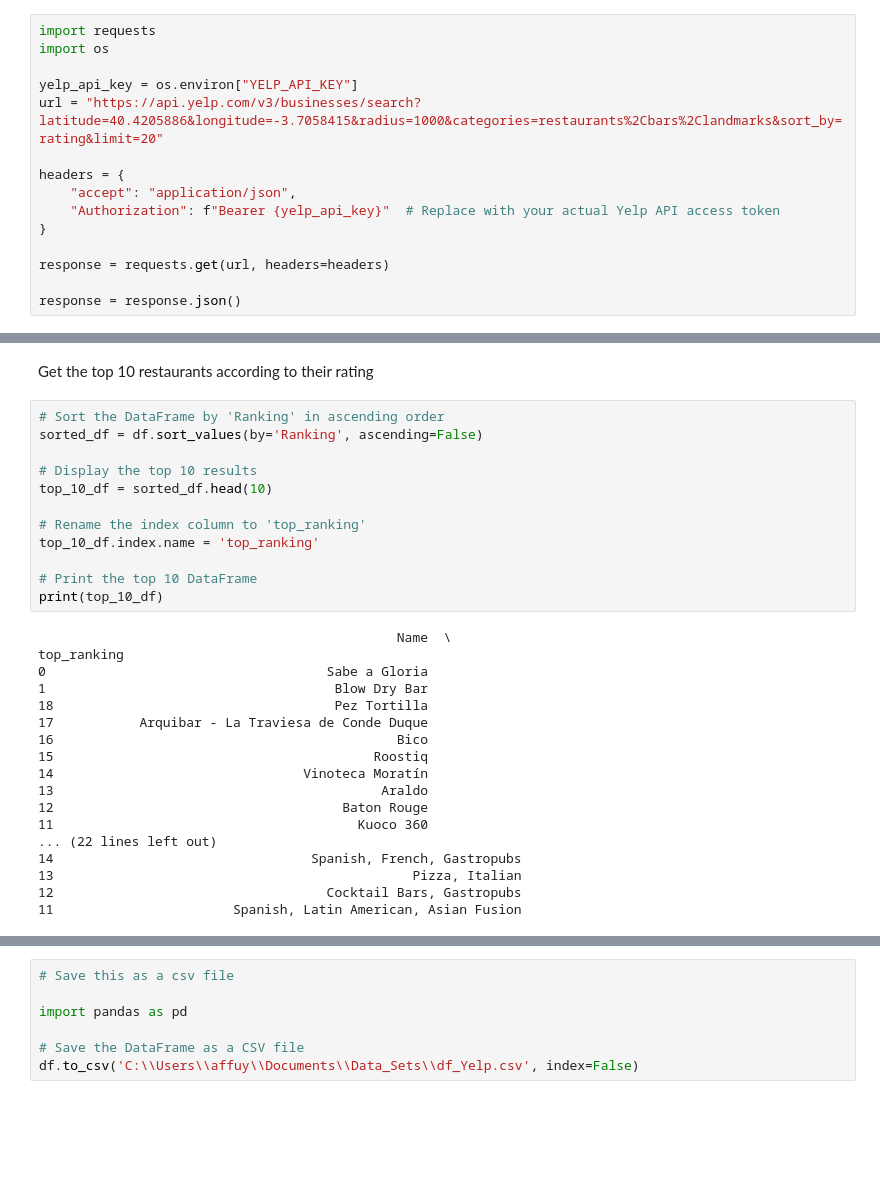
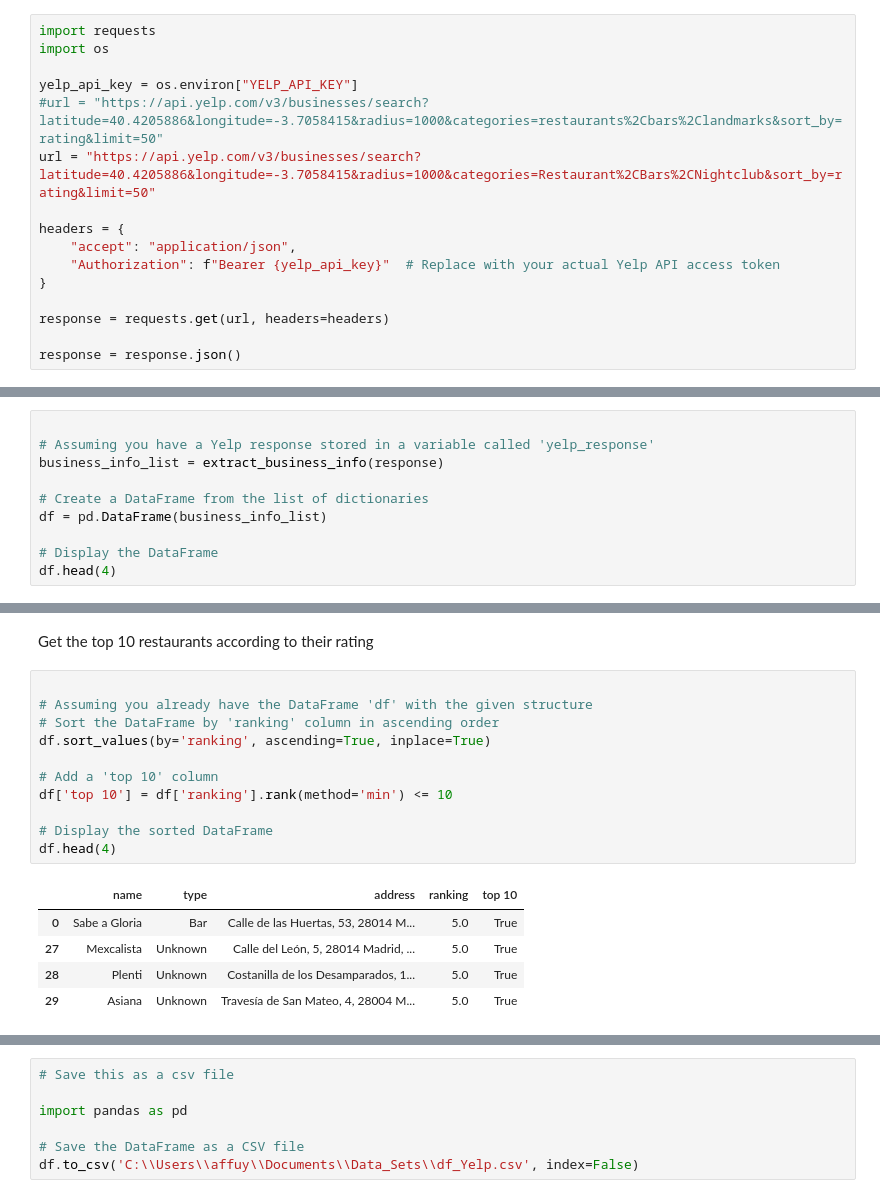
Before and after one commit to Affuya/LHL-Statistical-Modelling-Project, a Jupyter notebook: notebooks/yelp_foursquare_EDA.ipynb, the cells around one changed output, grey strips where cells are left out. Cells and saved outputs as stored; diff of their text form; blank space fills up the shorter version.

```diff
--- a/notebooks/yelp_foursquare_EDA.ipynb
+++ b/notebooks/yelp_foursquare_EDA.ipynb
@@ -225,7 +225,8 @@ import requests
 import os
 
 yelp_api_key = os.environ["YELP_API_KEY"]
-url = "https://api.yelp.com/v3/businesses/search?latitude=40.4205886&longitude=-3.7058415&radius=1000&categories=restaurants%2Cbars%2Clandmarks&sort_by=rating&limit=20"
+#url = "https://api.yelp.com/v3/businesses/search?latitude=40.4205886&longitude=-3.7058415&radius=1000&categories=restaurants%2Cbars%2Clandmarks&sort_by=rating&limit=50"
+url = "https://api.yelp.com/v3/businesses/search?latitude=40.4205886&longitude=-3.7058415&radius=1000&categories=Restaurant%2CBars%2CNightclub&sort_by=rating&limit=50"
 
 headers = {
     "accept": "application/json",
@@ -265,0 +298,10 @@ df = parse_yelp_response(response)
+# %%
+
+# Assuming you have a Yelp response stored in a variable called 'yelp_response'
+business_info_list = extract_business_info(response)
+
+# Create a DataFrame from the list of dictionaries
+df = pd.DataFrame(business_info_list)
+
+# Display the DataFrame
+df.head(4)
@@ -277,33 +325,20 @@ Which API provided you with more complete data? Provide an explanation.
 ##### In summary, if you primarily need detailed information about businesses, their ratings, and reviews, the Yelp API may be more suitable for your needs. On the other hand, if you're interested in a broader range of location-based data, including user activity and trends, the Foursquare API can provide valuable insights. Your choice should align with your specific analytical goals and the type of data that best serves your analysis."
 # %% [markdown]
 Get the top 10 restaurants according to their rating
-# %%
-# Sort the DataFrame by 'Ranking' in ascending order
-sorted_df = df.sort_values(by='Ranking', ascending=False)
-
-# Display the top 10 results
-top_10_df = sorted_df.head(10)
-
-# Rename the index column to 'top_ranking'
-top_10_df.index.name = 'top_ranking'
-
-# Print the top 10 DataFrame
-print(top_10_df)
-# %% [output]
-                                              Name  \
-top_ranking
-0                                    Sabe a Gloria
-1                                     Blow Dry Bar
-18                                    Pez Tortilla
-17           Arquibar - La Traviesa de Conde Duque
-16                                            Bico
-15                                         Roostiq
-14                                Vinoteca Moratín
-13                                          Araldo
-12                                     Baton Rouge
-11                                       Kuoco 360
-... (22 lines left out)
-14                                 Spanish, French, Gastropubs
-13                                              Pizza, Italian
-12                                   Cocktail Bars, Gastropubs
-11                       Spanish, Latin American, Asian Fusion
+# %%
+
+# Assuming you already have the DataFrame 'df' with the given structure
+# Sort the DataFrame by 'ranking' column in ascending order
+df.sort_values(by='ranking', ascending=True, inplace=True)
+
+# Add a 'top 10' column
+df['top 10'] = df['ranking'].rank(method='min') <= 10
+
+# Display the sorted DataFrame
+df.head(4)
+# %% [output]
+|  | name | type | address | ranking | top 10 |
+| 0 | Sabe a Gloria | Bar | Calle de las Huertas, 53, 28014 M... | 5.0 | True |
+| 27 | Mexcalista | Unknown | Calle del León, 5, 28014 Madrid, ... | 5.0 | True |
+| 28 | Plenti | Unknown | Costanilla de los Desamparados, 1... | 5.0 | True |
+| 29 | Asiana | Unknown | Travesía de San Mateo, 4, 28004 M... | 5.0 | True |
```
Also changed, not shown: parts of 9 cells of this notebook.
